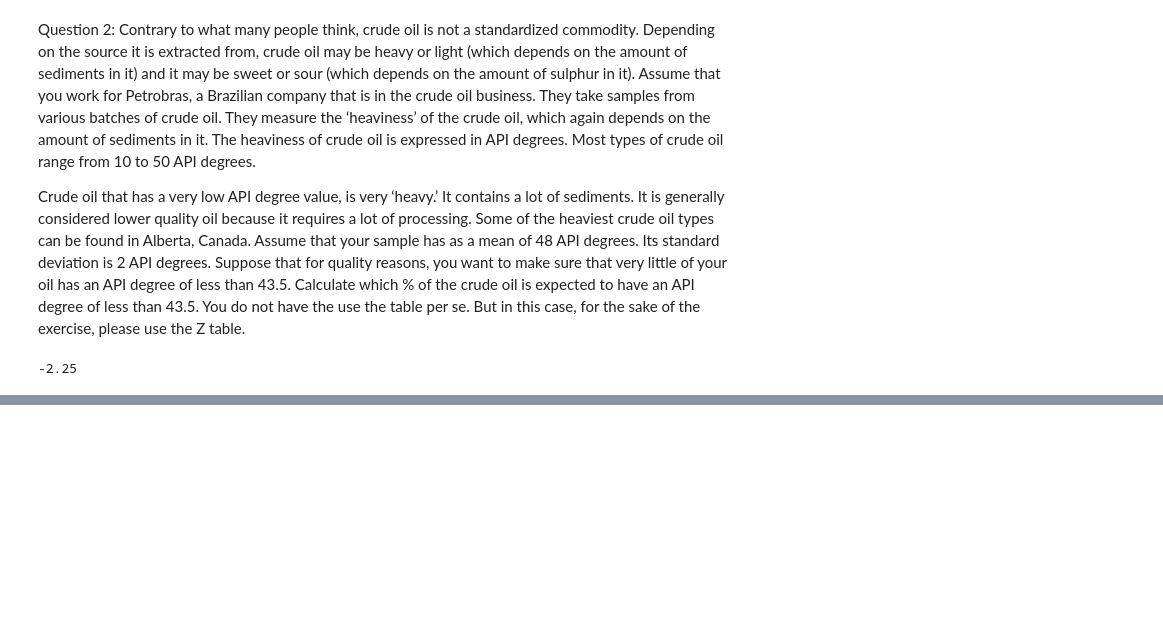
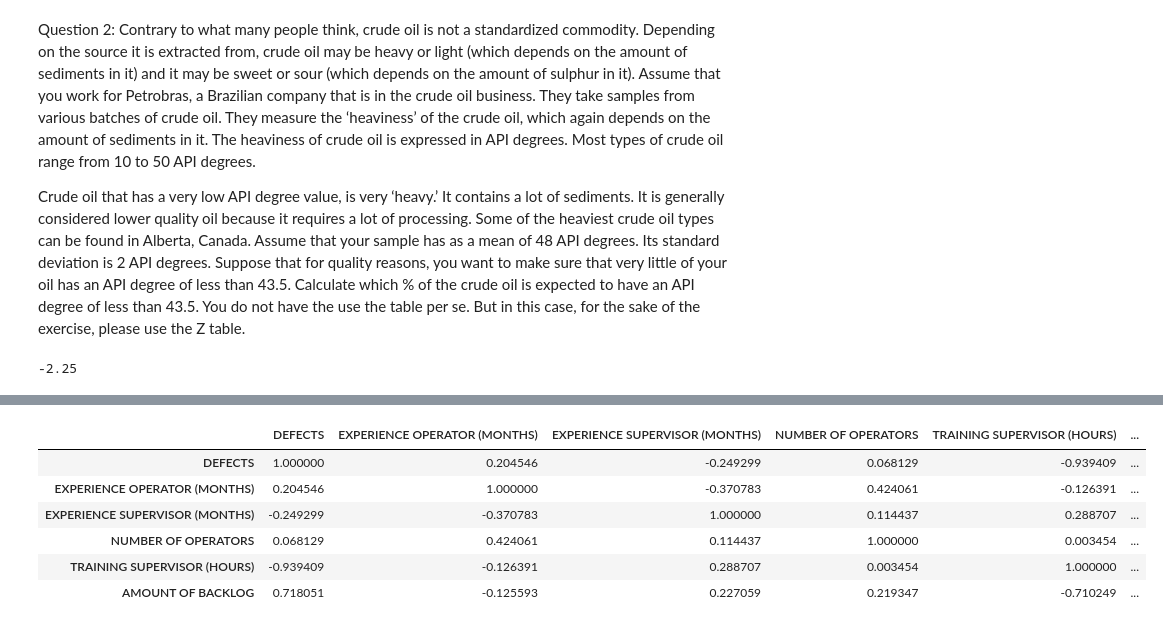
Before and after one commit to pedrohrosabraun/6-sigma, a Jupyter notebook: Calculatin metrics.ipynb, the cells around one changed output, grey strips where cells are left out. Cells and saved outputs as stored; diff of their text form; code cells hidden in the pictures; blank space fills up the shorter version.

```diff
--- a/Calculatin metrics.ipynb
+++ b/Calculatin metrics.ipynb
@@ -145,0 +185,10 @@ Crude oil that has a very low API degree value, is very ‘heavy.’ It contains
+# %%
+dfcorr.corr()
+# %% [output]
+|  | DEFECTS | EXPERIENCE OPERATOR (MONTHS) | EXPERIENCE SUPERVISOR (MONTHS) | NUMBER OF OPERATORS | TRAINING SUPERVISOR (HOURS) | ... |
+| DEFECTS | 1.000000 | 0.204546 | -0.249299 | 0.068129 | -0.939409 | ... |
+| EXPERIENCE OPERATOR (MONTHS) | 0.204546 | 1.000000 | -0.370783 | 0.424061 | -0.126391 | ... |
+| EXPERIENCE SUPERVISOR (MONTHS) | -0.249299 | -0.370783 | 1.000000 | 0.114437 | 0.288707 | ... |
+| NUMBER OF OPERATORS | 0.068129 | 0.424061 | 0.114437 | 1.000000 | 0.003454 | ... |
+| TRAINING SUPERVISOR (HOURS) | -0.939409 | -0.126391 | 0.288707 | 0.003454 | 1.000000 | ... |
+| AMOUNT OF BACKLOG | 0.718051 | -0.125593 | 0.227059 | 0.219347 | -0.710249 | ... |
```
Also changed, not shown: parts of 9 cells of this notebook, 2 other files.
